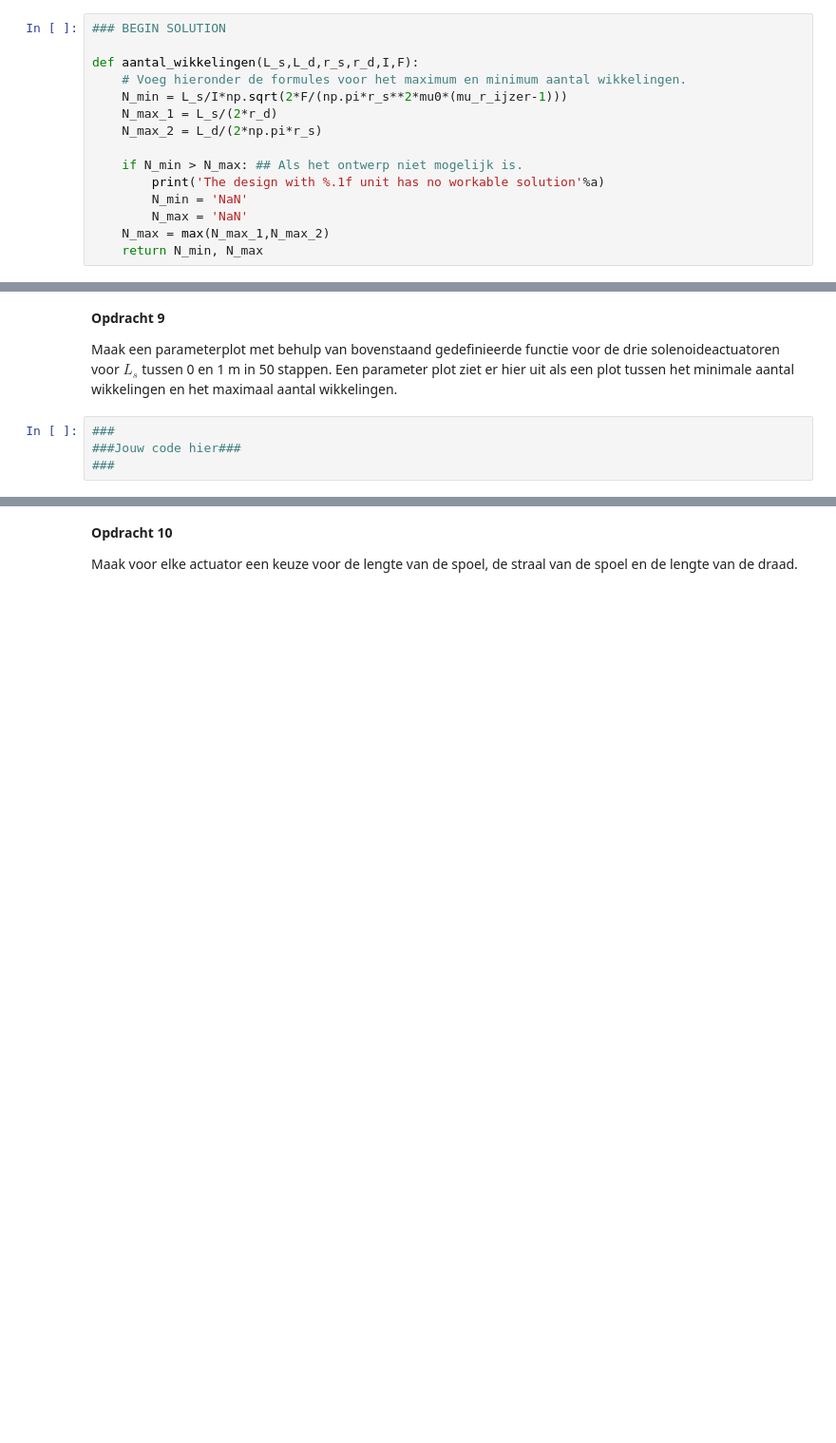
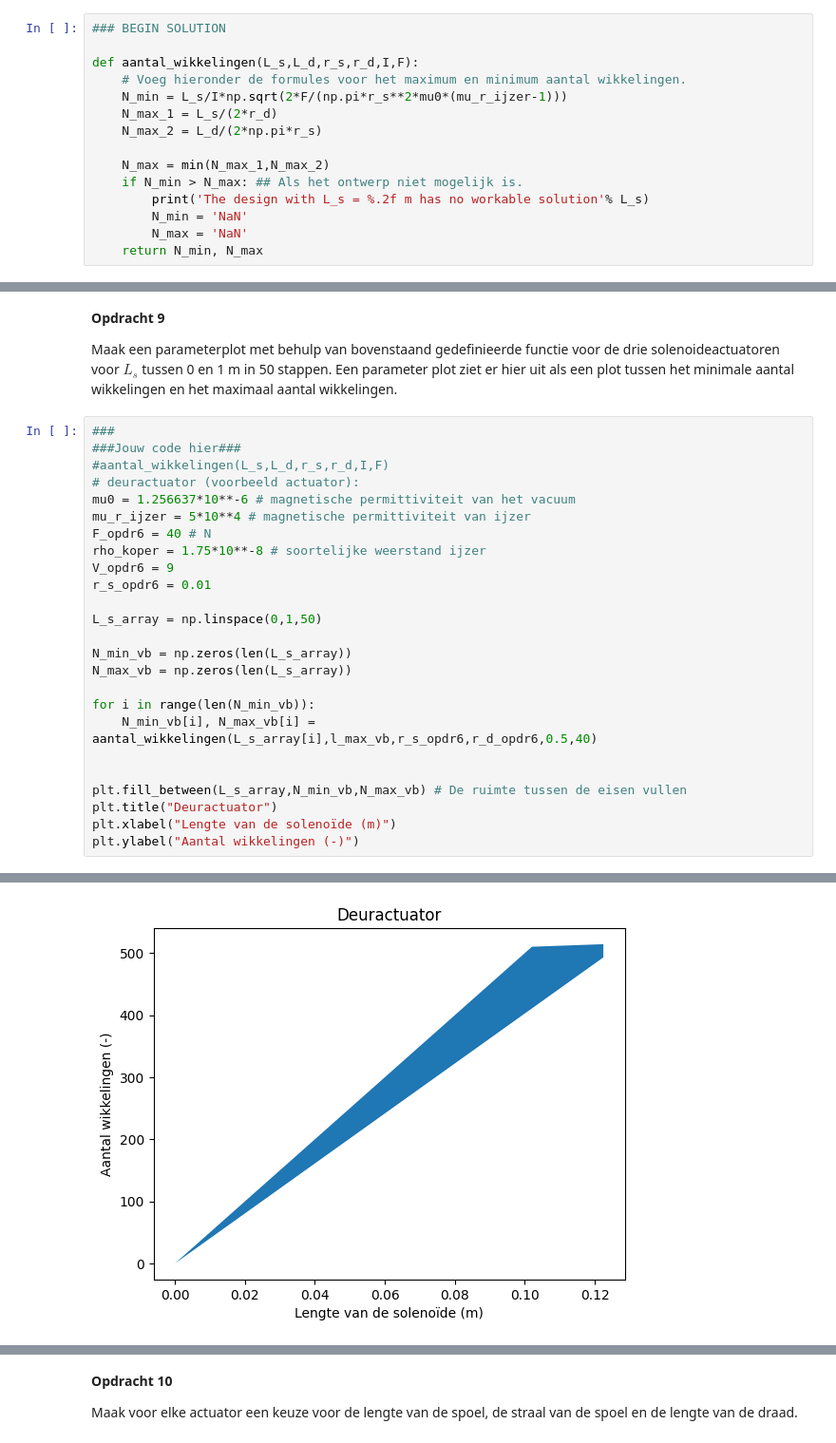
Before and after one commit to Xander1611/opdrachten-DEF-D-AB, a Jupyter notebook: 2KrachtactuatorOpdracht/2KrachtactuatorOpdracht/KrachtactuatorOpdracht.ipynb, the cells around one changed output, grey strips where cells are left out. Shown at 95% size. Saved outputs shown, nothing was run; the diff lists cells and outputs as text; blank space fills up the shorter version.

```diff
--- a/2KrachtactuatorOpdracht/2KrachtactuatorOpdracht/KrachtactuatorOpdracht.ipynb
+++ b/2KrachtactuatorOpdracht/2KrachtactuatorOpdracht/KrachtactuatorOpdracht.ipynb
@@ -176,11 +182,11 @@ def aantal_wikkelingen(L_s,L_d,r_s,r_d,I,F):
     N_max_1 = L_s/(2*r_d)
     N_max_2 = L_d/(2*np.pi*r_s)
 
+    N_max = min(N_max_1,N_max_2)
     if N_min > N_max: ## Als het ontwerp niet mogelijk is.
-        print('The design with %.1f unit has no workable solution'%a)
+        print('The design with L_s = %.2f m has no workable solution'% L_s)
         N_min = 'NaN'
         N_max = 'NaN'
-    N_max = max(N_max_1,N_max_2)
     return N_min, N_max
 # %% [markdown]
 Een parameter plot geeft ons inzicht in de haalbaarheid van het idee. In dit geval willen we kijken naar het mogelijke aantal wikkelingen en de lengte van onze solenoide. Hieronder staat een voorbeeld van code die een voorbeeld plot creëert met minimale eis $y=x$ en de maximale eis $y=2x$.
@@ -203,4 +209,26 @@ Maak een parameterplot met behulp van bovenstaand gedefinieerde functie voor de
 # %%
 ###
 ###Jouw code hier###
-###
+#aantal_wikkelingen(L_s,L_d,r_s,r_d,I,F)
+# deuractuator (voorbeeld actuator):
+mu0 = 1.256637*10**-6 # magnetische permittiviteit van het vacuum
+mu_r_ijzer = 5*10**4 # magnetische permittiviteit van ijzer
+F_opdr6 = 40 # N
+rho_koper = 1.75*10**-8 # soortelijke weerstand ijzer
+V_opdr6 = 9
+r_s_opdr6 = 0.01
+
+L_s_array = np.linspace(0,1,50)
+
+N_min_vb = np.zeros(len(L_s_array))
+N_max_vb = np.zeros(len(L_s_array))
+
+for i in range(len(N_min_vb)):
+    N_min_vb[i], N_max_vb[i] = aantal_wikkelingen(L_s_array[i],l_max_vb,r_s_opdr6,r_d_opdr6,0.5,40)
+
+
+plt.fill_between(L_s_array,N_min_vb,N_max_vb) # De ruimte tussen de eisen vullen
+plt.title("Deuractuator")
+plt.xlabel("Lengte van de solenoïde (m)")
+plt.ylabel("Aantal wikkelingen (-)")
+# %% [output]
@@ -206,0 +253 @@ Maak een parameterplot met behulp van bovenstaand gedefinieerde functie voor de
+[figure, added]
```
Also changed, not shown: parts of 6 cells of this notebook.
